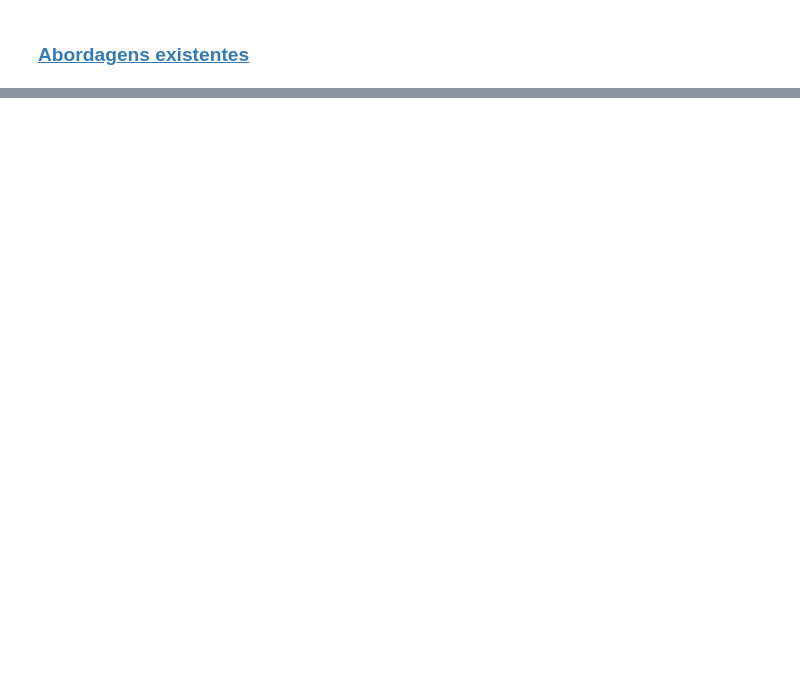
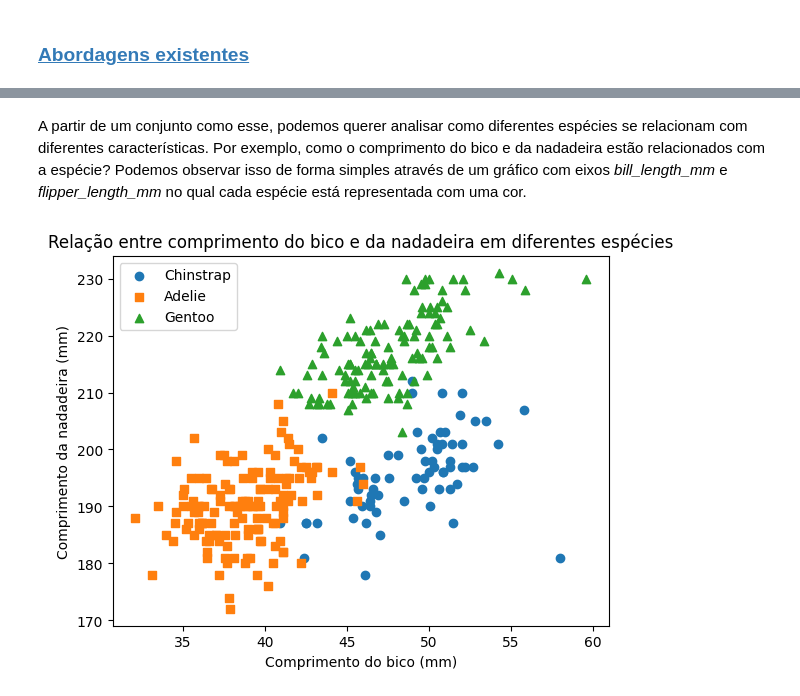
Before and after one commit to Gabriel-Oli-Paiva/biblioteca_real, a Jupyter notebook: Aprendizado de Máquina/UMAP/T26 - Filipi Martins/notebooks/00 - Visão Geral.ipynb, the cells around one changed output, grey strips where cells are left out. Cells and saved outputs as stored; diff of their text form; code cells hidden in the pictures; blank space fills up the shorter version.

```diff
--- a/Aprendizado de Máquina/UMAP/T26 - Filipi Martins/notebooks/00 - Visão Geral.ipynb
+++ b/Aprendizado de Máquina/UMAP/T26 - Filipi Martins/notebooks/00 - Visão Geral.ipynb
@@ -129,0 +263,4 @@ plt.show()
+# %%
+penguins = sns.load_dataset("penguins")
+penguins = penguins.dropna(axis=0)
+penguins.head()
@@ -129,0 +274,18 @@ plt.show()
+# %% [markdown]
+A partir de um conjunto como esse, podemos querer analisar como diferentes espécies se relacionam com diferentes características. Por exemplo, como o comprimento do bico e da nadadeira estão relacionados com a espécie? Podemos observar isso de forma simples através de um gráfico com eixos *bill_length_mm* e *flipper_length_mm* no qual cada espécie está representada com uma cor.
+# %%
+for specie, marker in zip(set(penguins["species"]), ["o", "s", "^"]):
+    plt.scatter(
+        penguins["bill_length_mm"][penguins["species"] == specie].values,
+        penguins["flipper_length_mm"][penguins["species"] == specie].values,
+        label=specie,
+        marker=marker
+    )
+
+plt.title("Relação entre comprimento do bico e da nadadeira em diferentes espécies")
+plt.xlabel("Comprimento do bico (mm)")
+plt.ylabel("Comprimento da nadadeira (mm)")
+plt.legend()
+plt.show()
+# %% [output]
+[figure, added]
```
Also changed, not shown: parts of 37 cells of this notebook, 5 other files.
